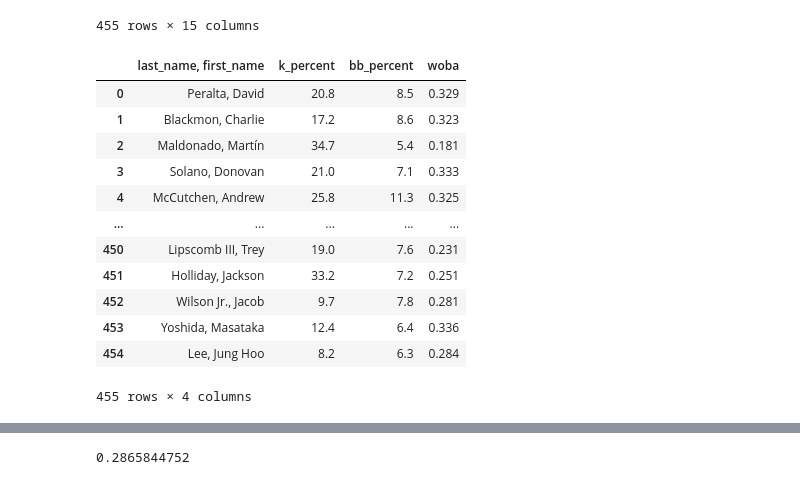
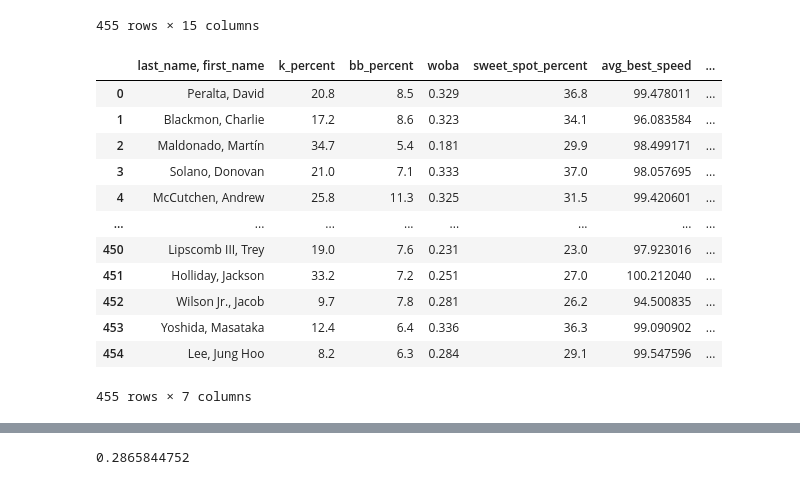
Before and after one commit to CultureAsData-UIUC/is310-fall-2024-group-5, a Jupyter notebook: group_project_dataset/group_5_analysis.ipynb, the cells around one changed output, grey strips where cells are left out. Drawn from its saved outputs; the diff is of its cells as text; code cells hidden in the pictures.

```diff
--- a/group_project_dataset/group_5_analysis.ipynb
+++ b/group_project_dataset/group_5_analysis.ipynb
@@ -23,19 +23,19 @@ df
 | 454 | Lee, Jung Hoo | 808982 | 2024 | 158 | 8.2 | 6.3 | 0.284 | 0.324 | ... |
 455 rows × 15 columns
 # %%
-df_final = df.drop(columns=['player_id', 'year', 'pa', 'xwoba', 'sweet_spot_percent', 'barrel_batted_rate', 'hard_hit_percent', 'avg_best_speed', 'avg_hyper_speed', 'whiff_percent', 'swing_percent'])
+df_final = df.drop(columns=['player_id', 'year', 'pa', 'xwoba', 'barrel_batted_rate', 'hard_hit_percent', 'avg_hyper_speed', 'whiff_percent'])
 df_final
 # %% [output]
-|  | last_name, first_name | k_percent | bb_percent | woba |
-| 0 | Peralta, David | 20.8 | 8.5 | 0.329 |
-| 1 | Blackmon, Charlie | 17.2 | 8.6 | 0.323 |
-| 2 | Maldonado, Martín | 34.7 | 5.4 | 0.181 |
-| 3 | Solano, Donovan | 21.0 | 7.1 | 0.333 |
-| 4 | McCutchen, Andrew | 25.8 | 11.3 | 0.325 |
-| ... | ... | ... | ... | ... |
-| 450 | Lipscomb III, Trey | 19.0 | 7.6 | 0.231 |
-| 451 | Holliday, Jackson | 33.2 | 7.2 | 0.251 |
-| 452 | Wilson Jr., Jacob | 9.7 | 7.8 | 0.281 |
-| 453 | Yoshida, Masataka | 12.4 | 6.4 | 0.336 |
-| 454 | Lee, Jung Hoo | 8.2 | 6.3 | 0.284 |
+|  | last_name, first_name | k_percent | bb_percent | woba | sweet_spot_percent | avg_best_speed | ... |
+| 0 | Peralta, David | 20.8 | 8.5 | 0.329 | 36.8 | 99.478011 | ... |
+| 1 | Blackmon, Charlie | 17.2 | 8.6 | 0.323 | 34.1 | 96.083584 | ... |
+| 2 | Maldonado, Martín | 34.7 | 5.4 | 0.181 | 29.9 | 98.499171 | ... |
+| 3 | Solano, Donovan | 21.0 | 7.1 | 0.333 | 37.0 | 98.057695 | ... |
+| 4 | McCutchen, Andrew | 25.8 | 11.3 | 0.325 | 31.5 | 99.420601 | ... |
+| ... | ... | ... | ... | ... | ... | ... | ... |
+| 450 | Lipscomb III, Trey | 19.0 | 7.6 | 0.231 | 23.0 | 97.923016 | ... |
+| 451 | Holliday, Jackson | 33.2 | 7.2 | 0.251 | 27.0 | 100.212040 | ... |
+| 452 | Wilson Jr., Jacob | 9.7 | 7.8 | 0.281 | 26.2 | 94.500835 | ... |
+| 453 | Yoshida, Masataka | 12.4 | 6.4 | 0.336 | 36.3 | 99.090902 | ... |
+| 454 | Lee, Jung Hoo | 8.2 | 6.3 | 0.284 | 29.1 | 99.547596 | ... |
-455 rows × 4 columns
+455 rows × 7 columns
```
Also changed, not shown: parts of 8 cells of this notebook, 1 other file.
